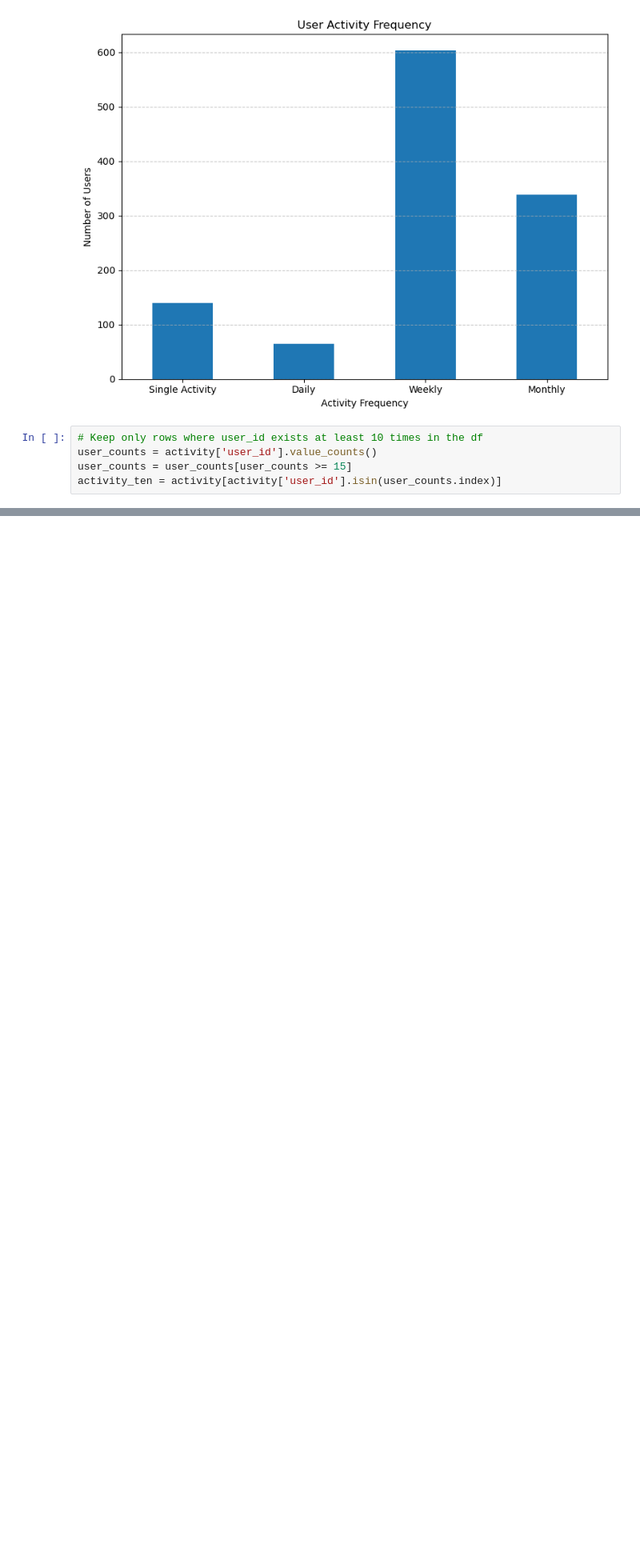
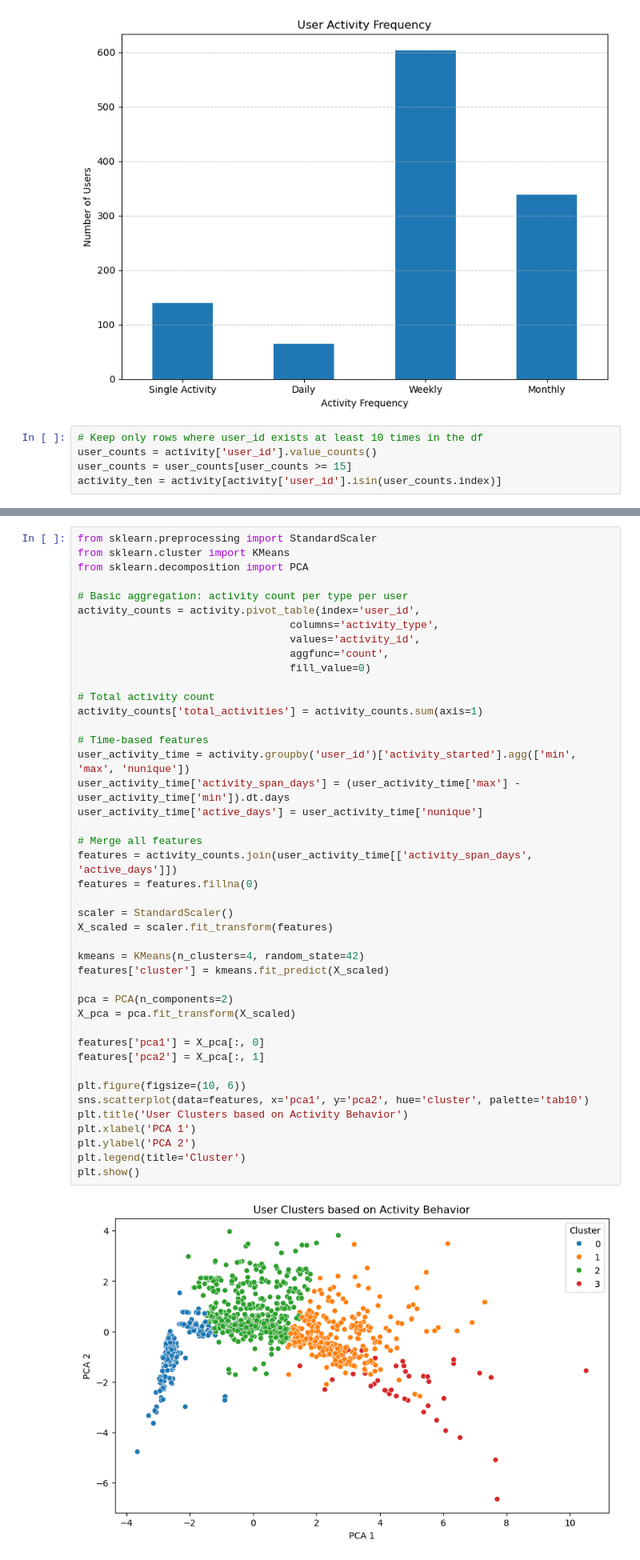
Before and after one commit to malenraychev/BigMMMBehaviour, a Jupyter notebook: user_activity.ipynb, the cells around one changed output, grey strips where cells are left out. Shown at 80% size. Drawn from its saved outputs; the diff is of its cells as text; blank space fills up the shorter version.

```diff
--- a/user_activity.ipynb
+++ b/user_activity.ipynb
@@ -245,0 +306,45 @@ plt.show()
+# %%
+from sklearn.preprocessing import StandardScaler
+from sklearn.cluster import KMeans
+from sklearn.decomposition import PCA
+
+# Basic aggregation: activity count per type per user
+activity_counts = activity.pivot_table(index='user_id',
+                                  columns='activity_type',
+                                  values='activity_id',
+                                  aggfunc='count',
+                                  fill_value=0)
+
+# Total activity count
+activity_counts['total_activities'] = activity_counts.sum(axis=1)
+
+# Time-based features
+user_activity_time = activity.groupby('user_id')['activity_started'].agg(['min', 'max', 'nunique'])
+user_activity_time['activity_span_days'] = (user_activity_time['max'] - user_activity_time['min']).dt.days
+user_activity_time['active_days'] = user_activity_time['nunique']
+
+# Merge all features
+features = activity_counts.join(user_activity_time[['activity_span_days', 'active_days']])
+features = features.fillna(0)
+
+scaler = StandardScaler()
+X_scaled = scaler.fit_transform(features)
+
+kmeans = KMeans(n_clusters=4, random_state=42)
+features['cluster'] = kmeans.fit_predict(X_scaled)
+
+pca = PCA(n_components=2)
+X_pca = pca.fit_transform(X_scaled)
+
+features['pca1'] = X_pca[:, 0]
+features['pca2'] = X_pca[:, 1]
+
+plt.figure(figsize=(10, 6))
+sns.scatterplot(data=features, x='pca1', y='pca2', hue='cluster', palette='tab10')
+plt.title('User Clusters based on Activity Behavior')
+plt.xlabel('PCA 1')
+plt.ylabel('PCA 2')
+plt.legend(title='Cluster')
+plt.show()
+# %% [output]
+[figure, added]
```
Also changed, not shown: parts of 11 cells of this notebook, 2 other files.
